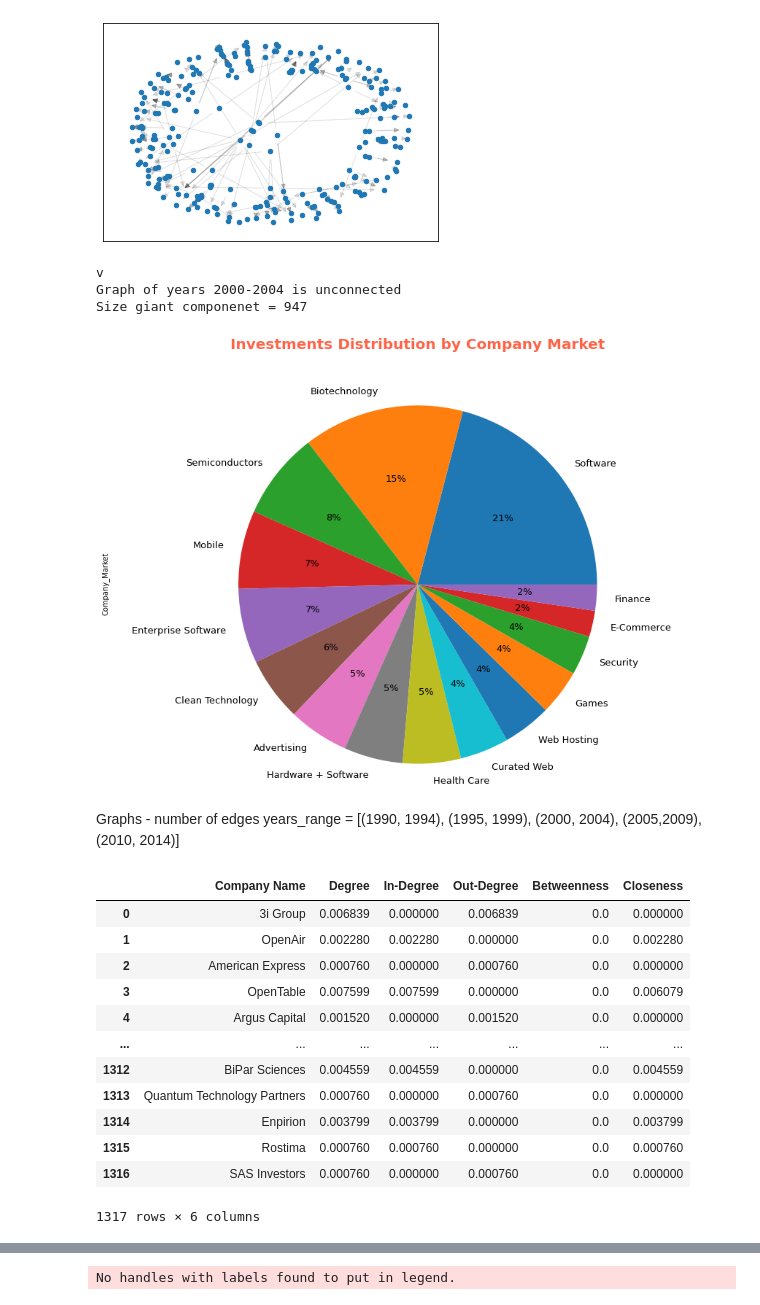
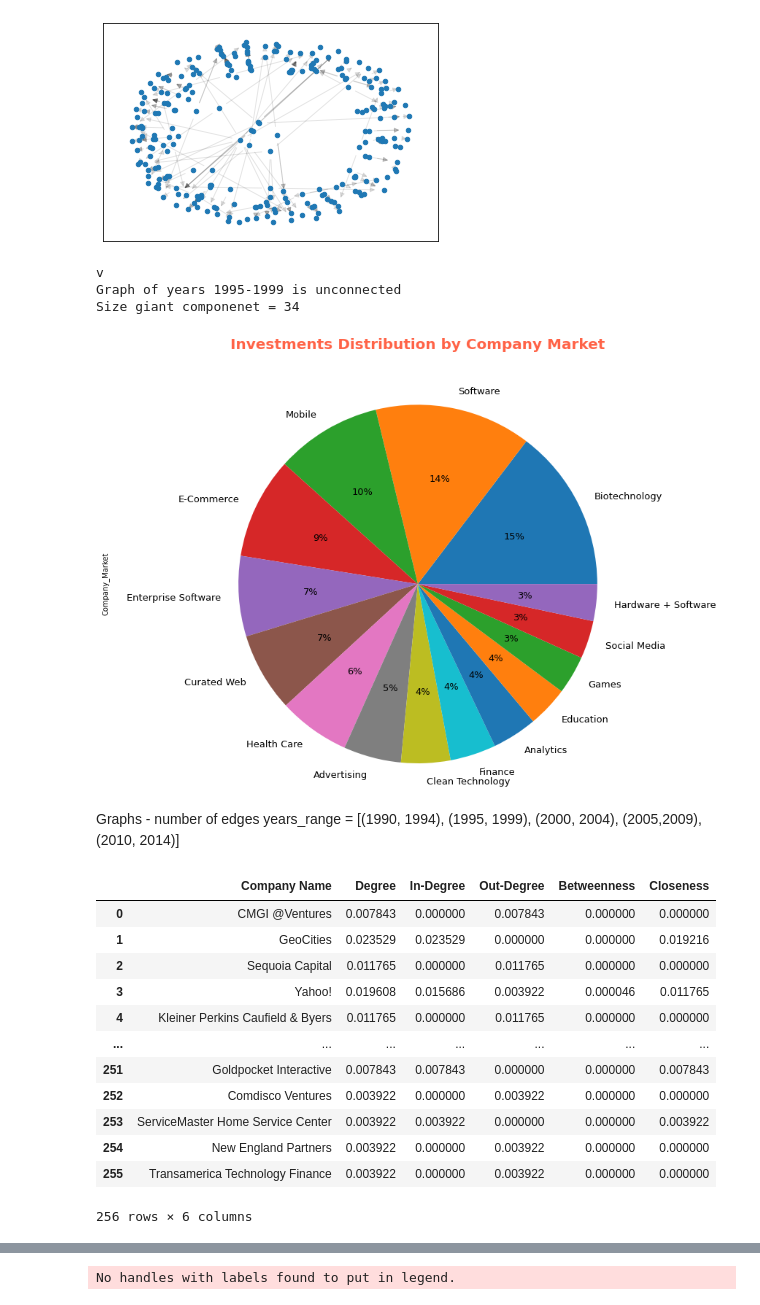
Before and after one commit to omeryefet/Complex_Networks, a Jupyter notebook: Project2022.ipynb, the cells around one changed output, grey strips where cells are left out. Saved outputs shown, nothing was run; the diff lists cells and outputs as text; code cells hidden in the pictures.

```diff
--- a/Project2022.ipynb
+++ b/Project2022.ipynb
@@ -247,20 +247,20 @@ def print_giant_component(num):
         print(f'Graph of years {years_dict[num][0]}-{years_dict[num][1]} is unconnected')
         print("Size giant componenet =", len(max(nx.connected_components(G),key=len)))
 
-print_giant_component(2)
+print_giant_component(1)
 # %% [output]
 v
-Graph of years 2000-2004 is unconnected
-Size giant componenet = 947
+Graph of years 1995-1999 is unconnected
+Size giant componenet = 34
 # %%
 def plot_company_market_distribution(num):
     df_list[num].Company_Market.value_counts().head(15).plot.pie(figsize=(15,10),autopct='%1.0f%%',fontsize=13)
     plt.title('Investments Distribution by Company Market\n\n', fontsize=20, fontweight='bold',color='tomato')
     plt.axis('equal')
 
-plot_company_market_distribution(3)
+plot_company_market_distribution(4)
 # %% [output]
-[figure, old version]
+[figure, new version]
 # %% [markdown]
 Graphs - number of edges
 years_range = [(1990, 1994), (1995, 1999), (2000, 2004), (2005,2009), (2010, 2014)]
@@ -321,22 +321,22 @@ def build_centrality_table(num):
         nodes[name] = nodes[0].apply(lambda x: centrality_dict.get(x, None))
     return nodes
 # %%
-centrality_table = build_centrality_table(2).rename(columns={0: "Company Name"})
+centrality_table = build_centrality_table(1).rename(columns={0: "Company Name"})
 centrality_table
 # %% [output]
 |  | Company Name | Degree | In-Degree | Out-Degree | Betweenness | Closeness |
-| 0 | 3i Group | 0.006839 | 0.000000 | 0.006839 | 0.0 | 0.000000 |
-| 1 | OpenAir | 0.002280 | 0.002280 | 0.000000 | 0.0 | 0.002280 |
-| 2 | American Express | 0.000760 | 0.000000 | 0.000760 | 0.0 | 0.000000 |
-| 3 | OpenTable | 0.007599 | 0.007599 | 0.000000 | 0.0 | 0.006079 |
-| 4 | Argus Capital | 0.001520 | 0.000000 | 0.001520 | 0.0 | 0.000000 |
+| 0 | CMGI @Ventures | 0.007843 | 0.000000 | 0.007843 | 0.000000 | 0.000000 |
+| 1 | GeoCities | 0.023529 | 0.023529 | 0.000000 | 0.000000 | 0.019216 |
+| 2 | Sequoia Capital | 0.011765 | 0.000000 | 0.011765 | 0.000000 | 0.000000 |
+| 3 | Yahoo! | 0.019608 | 0.015686 | 0.003922 | 0.000046 | 0.011765 |
+| 4 | Kleiner Perkins Caufield & Byers | 0.011765 | 0.000000 | 0.011765 | 0.000000 | 0.000000 |
 | ... | ... | ... | ... | ... | ... | ... |
-| 1312 | BiPar Sciences | 0.004559 | 0.004559 | 0.000000 | 0.0 | 0.004559 |
-| 1313 | Quantum Technology Partners | 0.000760 | 0.000000 | 0.000760 | 0.0 | 0.000000 |
-| 1314 | Enpirion | 0.003799 | 0.003799 | 0.000000 | 0.0 | 0.003799 |
-| 1315 | Rostima | 0.000760 | 0.000760 | 0.000000 | 0.0 | 0.000760 |
-| 1316 | SAS Investors | 0.000760 | 0.000000 | 0.000760 | 0.0 | 0.000000 |
+| 251 | Goldpocket Interactive | 0.007843 | 0.007843 | 0.000000 | 0.000000 | 0.007843 |
+| 252 | Comdisco Ventures | 0.003922 | 0.000000 | 0.003922 | 0.000000 | 0.000000 |
+| 253 | ServiceMaster Home Service Center | 0.003922 | 0.003922 | 0.000000 | 0.000000 | 0.003922 |
+| 254 | New England Partners | 0.003922 | 0.000000 | 0.003922 | 0.000000 | 0.000000 |
+| 255 | Transamerica Technology Finance | 0.003922 | 0.000000 | 0.003922 | 0.000000 | 0.000000 |
-1317 rows × 6 columns
+256 rows × 6 columns
 # %%
 def print_centralization(num,measure):
     table = centrality_table.sort_values([measure],ascending=False).head(10)[['Company Name',measure]]
```
Also changed, not shown: parts of 16 cells of this notebook, 9 other files.
